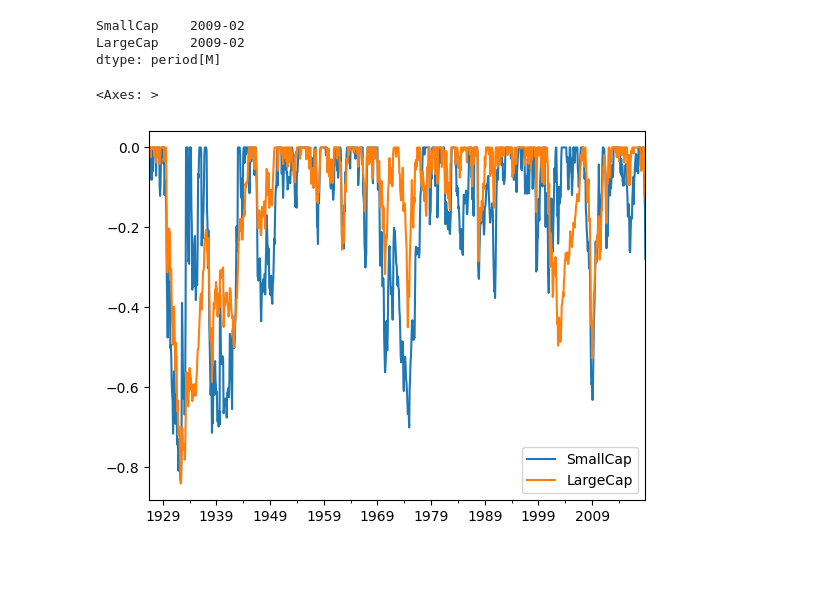
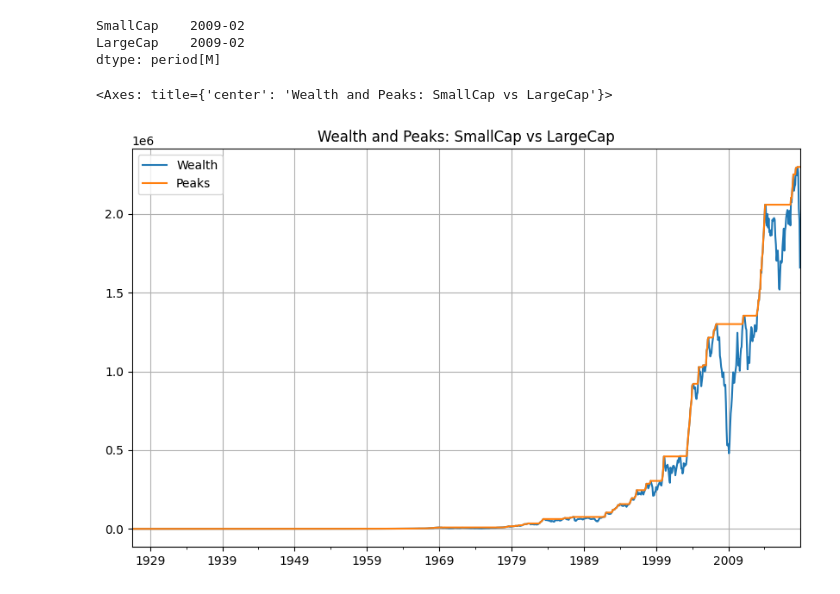
Before and after one commit to paulhake/portfolio_analysis_edhc, a Jupyter notebook: nb/max drawdown.ipynb, the cells around one changed output. Saved outputs shown, nothing was run; the diff lists cells and outputs as text; code cells hidden in the pictures; blank space fills up the shorter version.

```diff
--- a/nb/max drawdown.ipynb
+++ b/nb/max drawdown.ipynb
@@ -58,16 +58,33 @@ LargeCap    2009-02
 dtype: period[M]
 # %%
 # Define a function to compute drawdowns
-def drawdowns(rets: pd.DataFrame) -> pd.DataFrame:
-    """Compute the drawdowns of a return series."""
+def drawdown(rets: pd.DataFrame) -> pd.DataFrame:
+    """
+    Compute the drawdowns of a return series.
+
+    A drawdown is the peak-to-trough decline during a specific period,
+    expressed as a percentage from the highest point to the current value.
+
+    Parameters
+    ----------
+    rets : pd.DataFrame
+        DataFrame containing return series (not cumulative returns).
+
+    Returns
+    -------
+    pd.DataFrame
+        DataFrame with columns for Wealth, Peaks, and Drawdown for each asset.
+    """
     wealth_index = (1 + rets).cumprod()
     previous_peaks = wealth_index.cummax()
     drawdowns = (wealth_index - previous_peaks) / previous_peaks
-    return drawdowns
+
+    result = pd.concat([wealth_index, previous_peaks, drawdowns], axis=1, keys=['Wealth', 'Peaks', 'Drawdown'])
+    return result
 # %%
-df = drawdowns(rets)
+df = drawdown(rets["SmallCap"])
 # %%
-df.plot()
+df[["Wealth", "Peaks"]].plot.line(figsize=(10,6), title='Wealth and Peaks: SmallCap vs LargeCap', grid=True)
 # %% [output]
-<Axes: >
+<Axes: title={'center': 'Wealth and Peaks: SmallCap vs LargeCap'}>
-[figure, old version]
+[figure, new version]
```
Also changed, not shown: parts of 3 cells of this notebook, 13 other files.
